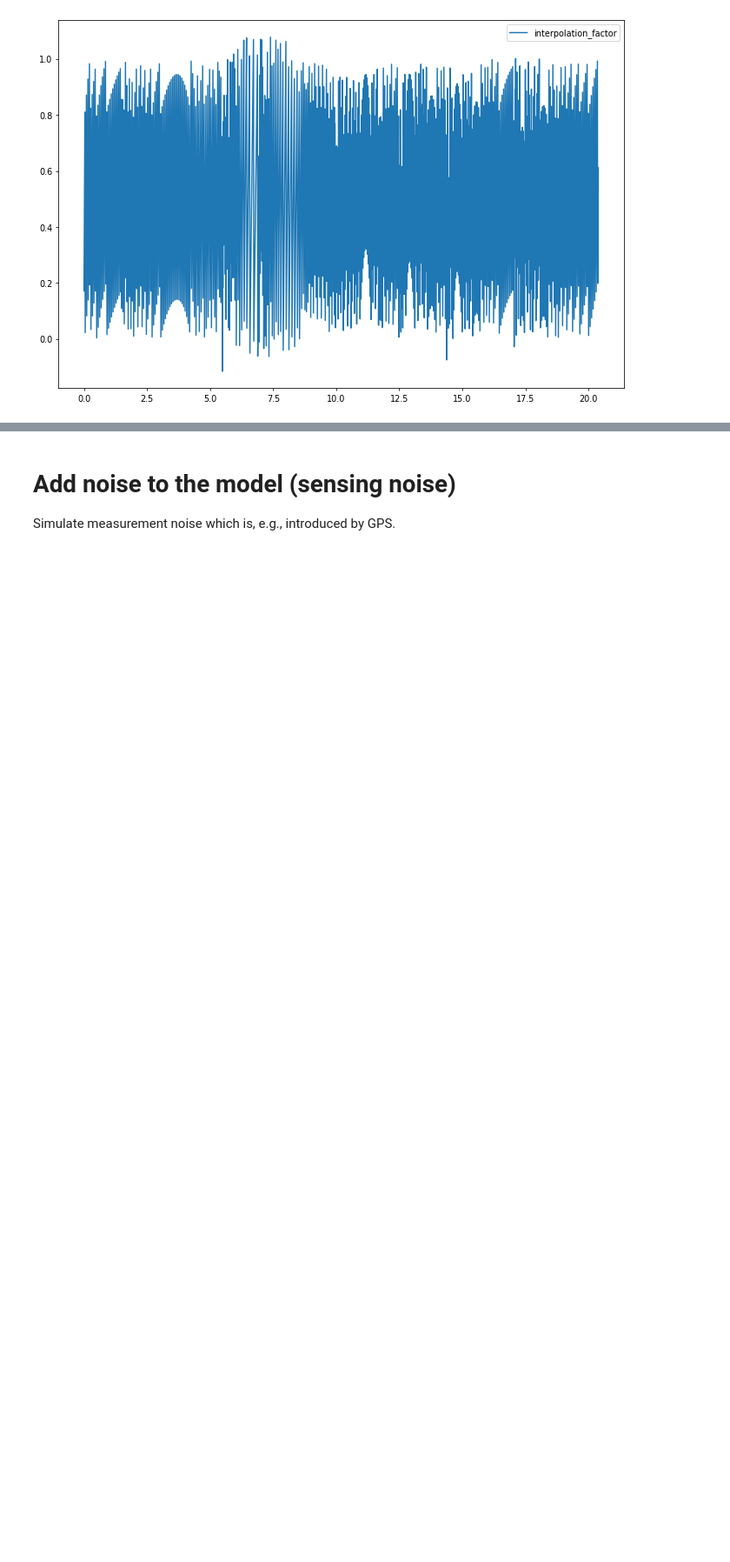
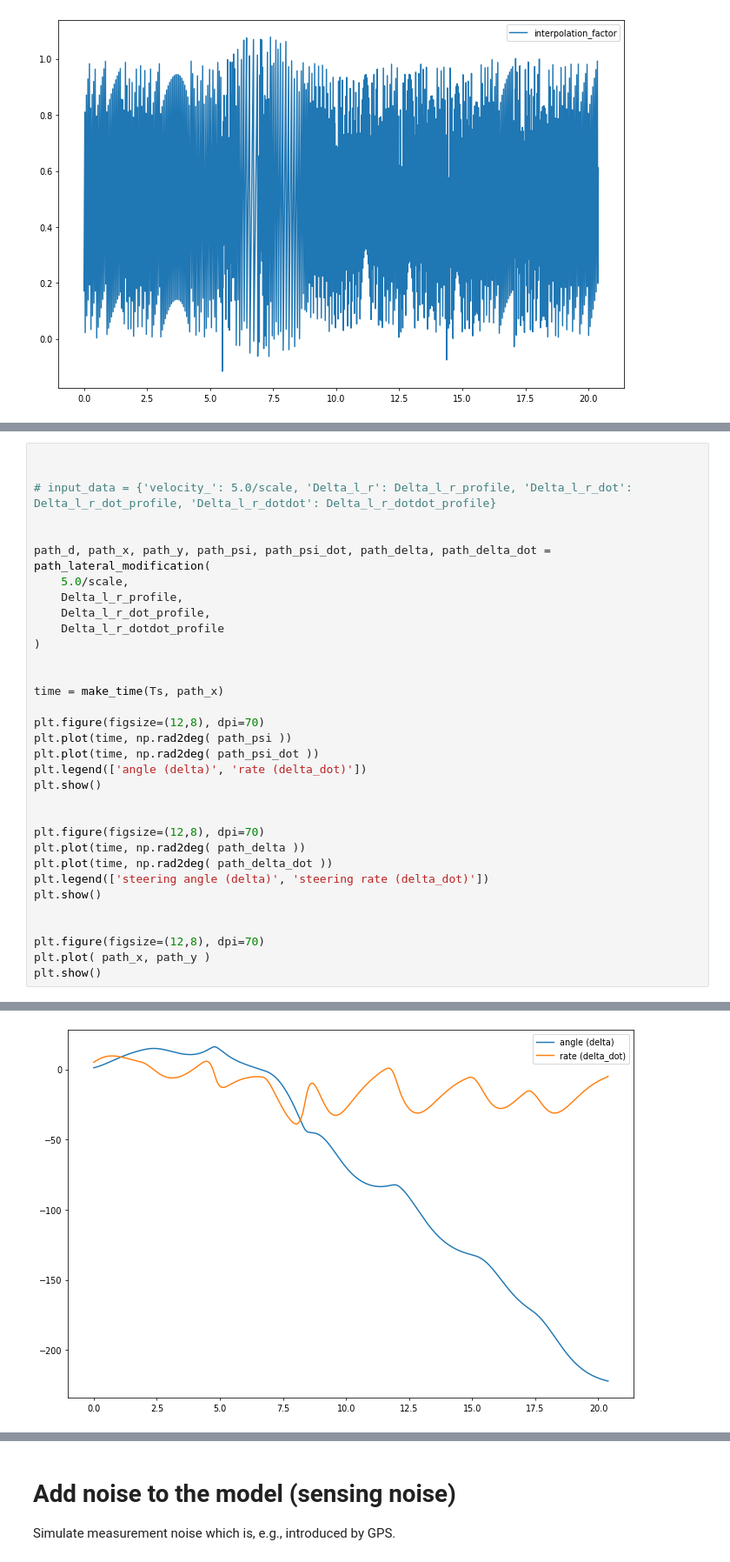
Before and after one commit to christianausb/vehicleControl, a Jupyter notebook: localization_along_line.ipynb, the cells around one changed output, grey strips where cells are left out. Shown at 87% size. Cells and saved outputs as stored; diff of their text form; blank space fills up the shorter version.

Commit message:
path generation / modification

```diff
--- a/localization_along_line.ipynb
+++ b/localization_along_line.ipynb
@@ -418,0 +450,34 @@ plt.show()
+# %%
+
+
+# input_data = {'velocity_': 5.0/scale, 'Delta_l_r': Delta_l_r_profile, 'Delta_l_r_dot': Delta_l_r_dot_profile, 'Delta_l_r_dotdot': Delta_l_r_dotdot_profile}
+
+
+path_d, path_x, path_y, path_psi, path_psi_dot, path_delta, path_delta_dot = path_lateral_modification(
+    5.0/scale,
+    Delta_l_r_profile,
+    Delta_l_r_dot_profile,
+    Delta_l_r_dotdot_profile
+)
+
+
+time = make_time(Ts, path_x)
+
+plt.figure(figsize=(12,8), dpi=70)
+plt.plot(time, np.rad2deg( path_psi ))
+plt.plot(time, np.rad2deg( path_psi_dot ))
+plt.legend(['angle (delta)', 'rate (delta_dot)'])
+plt.show()
+
+
+plt.figure(figsize=(12,8), dpi=70)
+plt.plot(time, np.rad2deg( path_delta ))
+plt.plot(time, np.rad2deg( path_delta_dot ))
+plt.legend(['steering angle (delta)', 'steering rate (delta_dot)'])
+plt.show()
+
+
+plt.figure(figsize=(12,8), dpi=70)
+plt.plot( path_x, path_y )
+plt.show()
+# %% [output]
@@ -418,0 +492 @@ plt.show()
+[figure, added]
```
Also changed, not shown: parts of 11 cells of this notebook.
